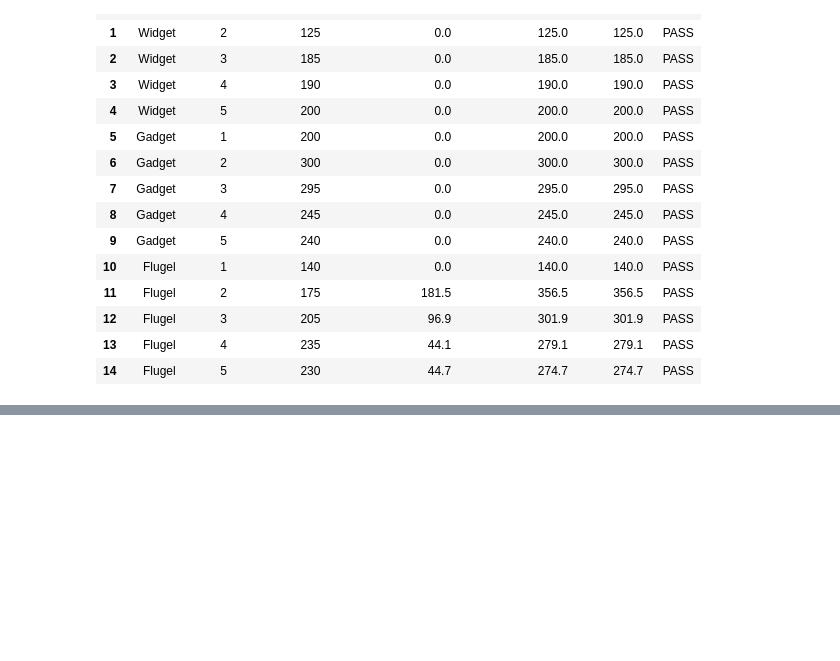
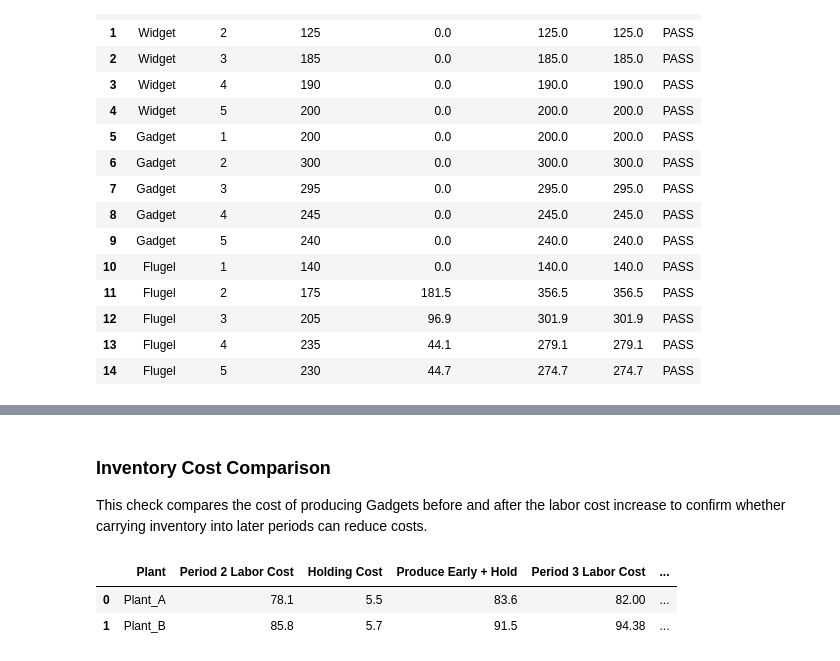
Before and after one commit to saminjune24/NU_Industries_Decision_Analytics, a Jupyter notebook: NU_Industries.ipynb, the cells around one changed output, grey strips where cells are left out. Cells and saved outputs as stored; diff of their text form; code cells hidden in the pictures; blank space fills up the shorter version.

```diff
--- a/NU_Industries.ipynb
+++ b/NU_Industries.ipynb
@@ -984,0 +1044,43 @@ demand_validation.round(1)
+# %% [markdown]
+### Inventory Cost Comparison
+
+This check compares the cost of producing Gadgets before and after the labor cost increase to confirm whether carrying inventory into later periods can reduce costs.
+# %%
+# compare the cost of producing Gadgets before and after the labor cost increase
+inventory_cost_comparison = []
+
+for plant in plants:
+
+    product = "Gadget"
+    hours_per_unit = labor_hours[(plant, product)]
+
+    period_2_labor_cost = (
+        hours_per_unit * regular_labor_cost[(plant, 2)]
+    )
+
+    period_3_labor_cost = (
+        hours_per_unit * regular_labor_cost[(plant, 3)]
+    )
+
+    holding_cost = inventory_cost[(plant, product)]
+
+    produce_early_cost = period_2_labor_cost + holding_cost
+
+    inventory_cost_comparison.append({
+        "Plant": plant,
+        "Period 2 Labor Cost": period_2_labor_cost,
+        "Holding Cost": holding_cost,
+        "Produce Early + Hold": produce_early_cost,
+        "Period 3 Labor Cost": period_3_labor_cost,
+        "Savings from Producing Early": (
+            period_3_labor_cost - produce_early_cost
+        )
+    })
+
+inventory_cost_comparison_df = pd.DataFrame(inventory_cost_comparison)
+
+inventory_cost_comparison_df.round(2)
+# %% [output]
+|  | Plant | Period 2 Labor Cost | Holding Cost | Produce Early + Hold | Period 3 Labor Cost | ... |
+| 0 | Plant_A | 78.1 | 5.5 | 83.6 | 82.00 | ... |
+| 1 | Plant_B | 85.8 | 5.7 | 91.5 | 94.38 | ... |
```
Also changed, not shown: parts of 27 cells of this notebook.
